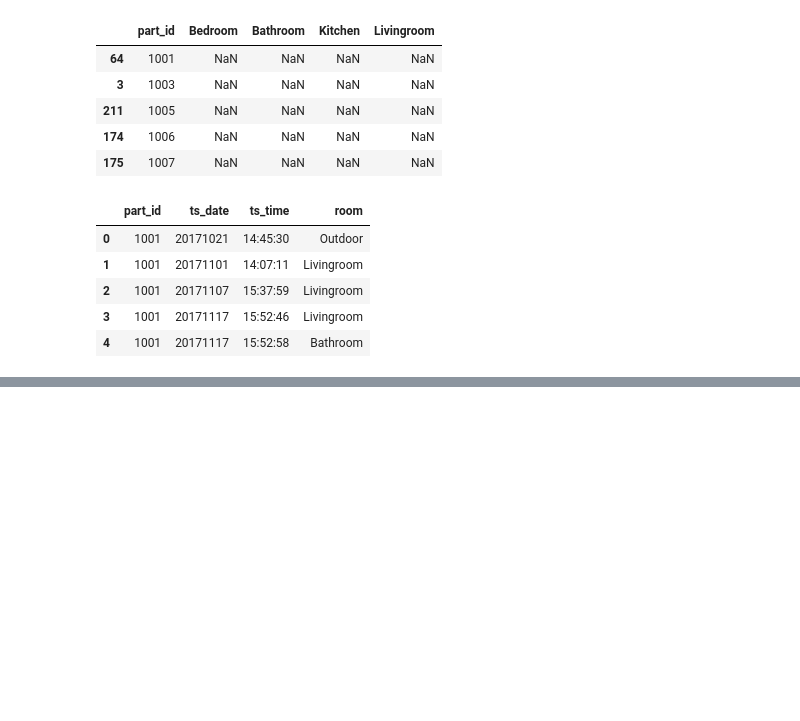
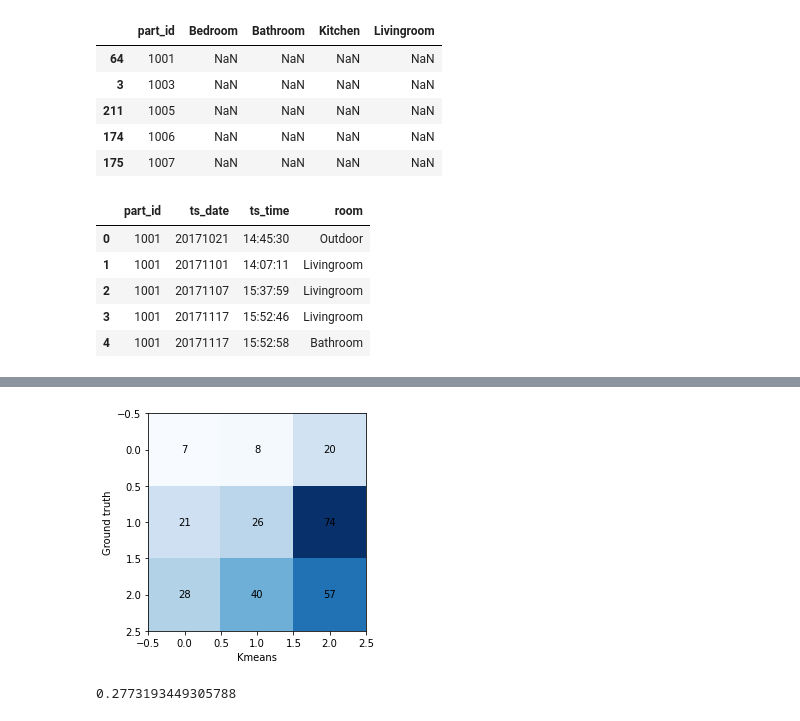
Before and after one commit to eirden96/frailSafe_project, a Jupyter notebook: beacons.ipynb, the cells around one changed output, grey strips where cells are left out. Saved outputs shown, nothing was run; the diff lists cells and outputs as text; code cells hidden in the pictures; blank space fills up the shorter version.

```diff
--- a/beacons.ipynb
+++ b/beacons.ipynb
@@ -252,0 +295,18 @@ pd.to_numeric(beacons_correct['ts_date'][1]) + 1
+# %%
+clg = SpectralClustering(n_clusters= 3, assign_labels="discretize", affinity = "nearest_neighbors", n_neighbors= 20).fit(X)
+# %%
+cm = confusion_matrix(y, clg.labels_)
+
+plt.imshow(cm, interpolation= 'none', cmap='Blues')
+
+for (i,j), z in np.ndenumerate(cm):
+    plt.text(j,i,z, ha ='center', va='center')
+plt.xlabel('Kmeans')
+plt.ylabel('Ground truth')
+plt.show()
+# %% [output]
+[figure, added]
+# %%
+silhouette_score(X, clg.labels_)
+# %% [output]
+0.2773193449305788
```
Also changed, not shown: parts of 38 cells of this notebook.
